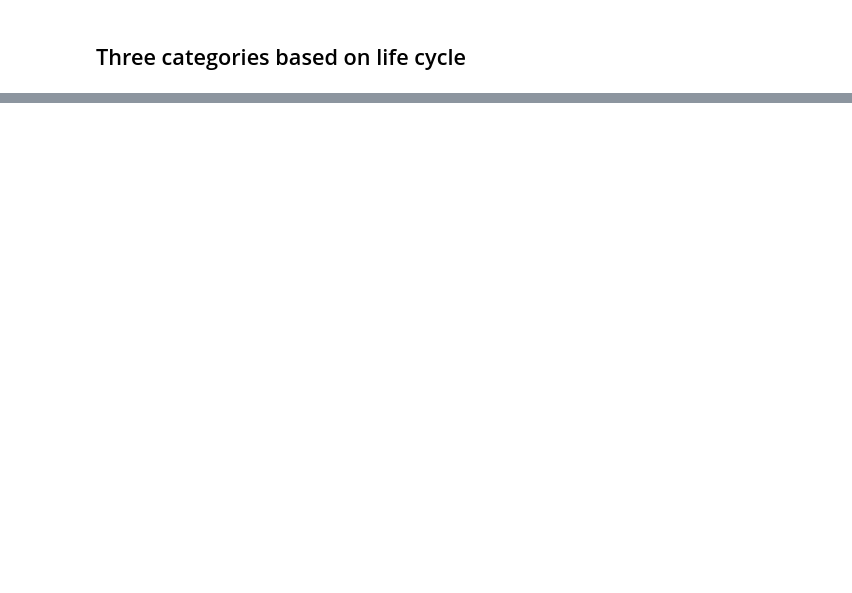
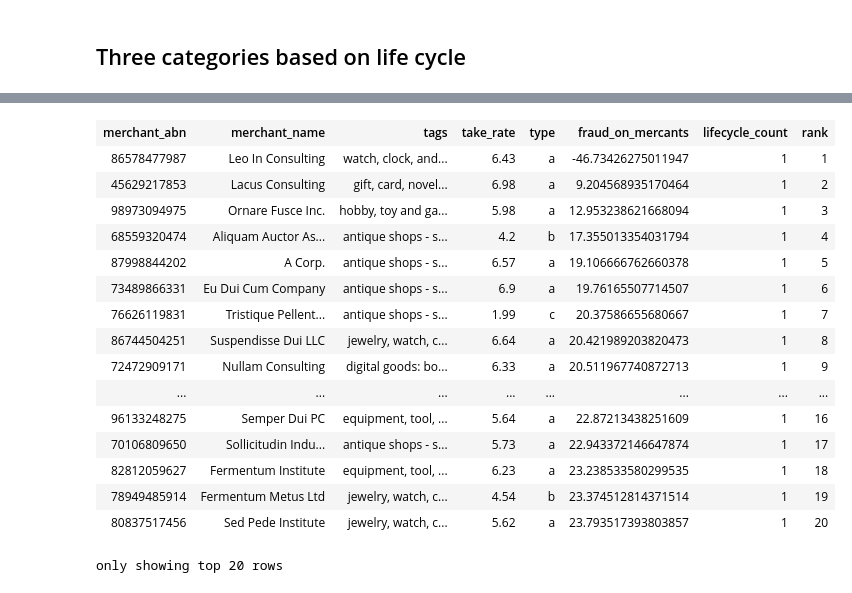
Before and after one commit to MAST30034-Applied-Data-Science/generic-buy-now-pay-later-project-group-24, a Jupyter notebook: models/rank_model.ipynb, the cells around one changed output, grey strips where cells are left out. Saved outputs shown, nothing was run; the diff lists cells and outputs as text; code cells hidden in the pictures; blank space fills up the shorter version.

```diff
--- a/models/rank_model.ipynb
+++ b/models/rank_model.ipynb
@@ -490,0 +630,20 @@ periodicity_product = [
+# %%
+rank.filter(F.col('lifecycle_count')==1)
+# %% [output]
+| merchant_abn | merchant_name | tags | take_rate | type | fraud_on_mercants | lifecycle_count | rank |
+| 86578477987 | Leo In Consulting | watch, clock, and... | 6.43 | a | -46.73426275011947 | 1 | 1 |
+| 45629217853 | Lacus Consulting | gift, card, novel... | 6.98 | a | 9.204568935170464 | 1 | 2 |
+| 98973094975 | Ornare Fusce Inc. | hobby, toy and ga... | 5.98 | a | 12.953238621668094 | 1 | 3 |
+| 68559320474 | Aliquam Auctor As... | antique shops - s... | 4.2 | b | 17.355013354031794 | 1 | 4 |
+| 87998844202 | A Corp. | antique shops - s... | 6.57 | a | 19.106666762660378 | 1 | 5 |
+| 73489866331 | Eu Dui Cum Company | antique shops - s... | 6.9 | a | 19.76165507714507 | 1 | 6 |
+| 76626119831 | Tristique Pellent... | antique shops - s... | 1.99 | c | 20.37586655680667 | 1 | 7 |
+| 86744504251 | Suspendisse Dui LLC | jewelry, watch, c... | 6.64 | a | 20.421989203820473 | 1 | 8 |
+| 72472909171 | Nullam Consulting | digital goods: bo... | 6.33 | a | 20.511967740872713 | 1 | 9 |
+| ... | ... | ... | ... | ... | ... | ... | ... |
+| 96133248275 | Semper Dui PC | equipment, tool, ... | 5.64 | a | 22.87213438251609 | 1 | 16 |
+| 70106809650 | Sollicitudin Indu... | antique shops - s... | 5.73 | a | 22.943372146647874 | 1 | 17 |
+| 82812059627 | Fermentum Institute | equipment, tool, ... | 6.23 | a | 23.238533580299535 | 1 | 18 |
+| 78949485914 | Fermentum Metus Ltd | jewelry, watch, c... | 4.54 | b | 23.374512814371514 | 1 | 19 |
+| 80837517456 | Sed Pede Institute | jewelry, watch, c... | 5.62 | a | 23.793517393803857 | 1 | 20 |
+only showing top 20 rows
```
Also changed, not shown: parts of 45 cells of this notebook.
